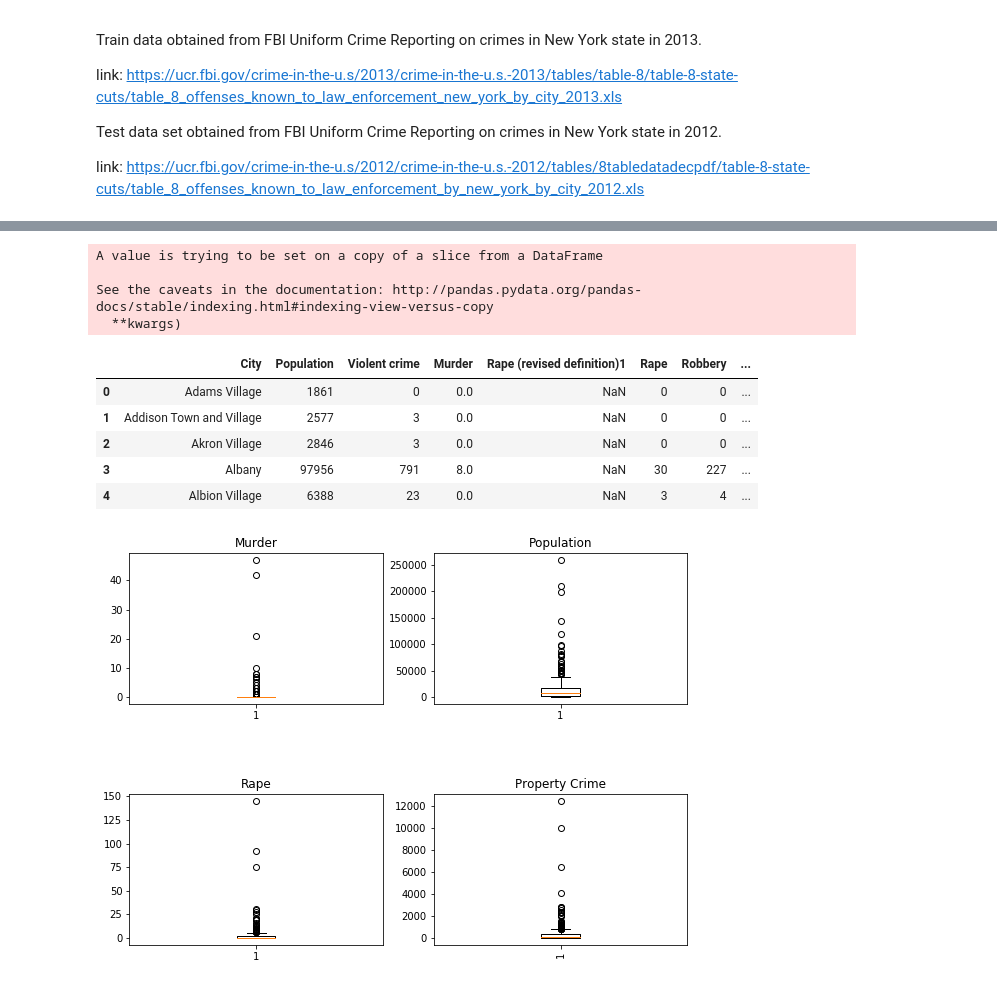
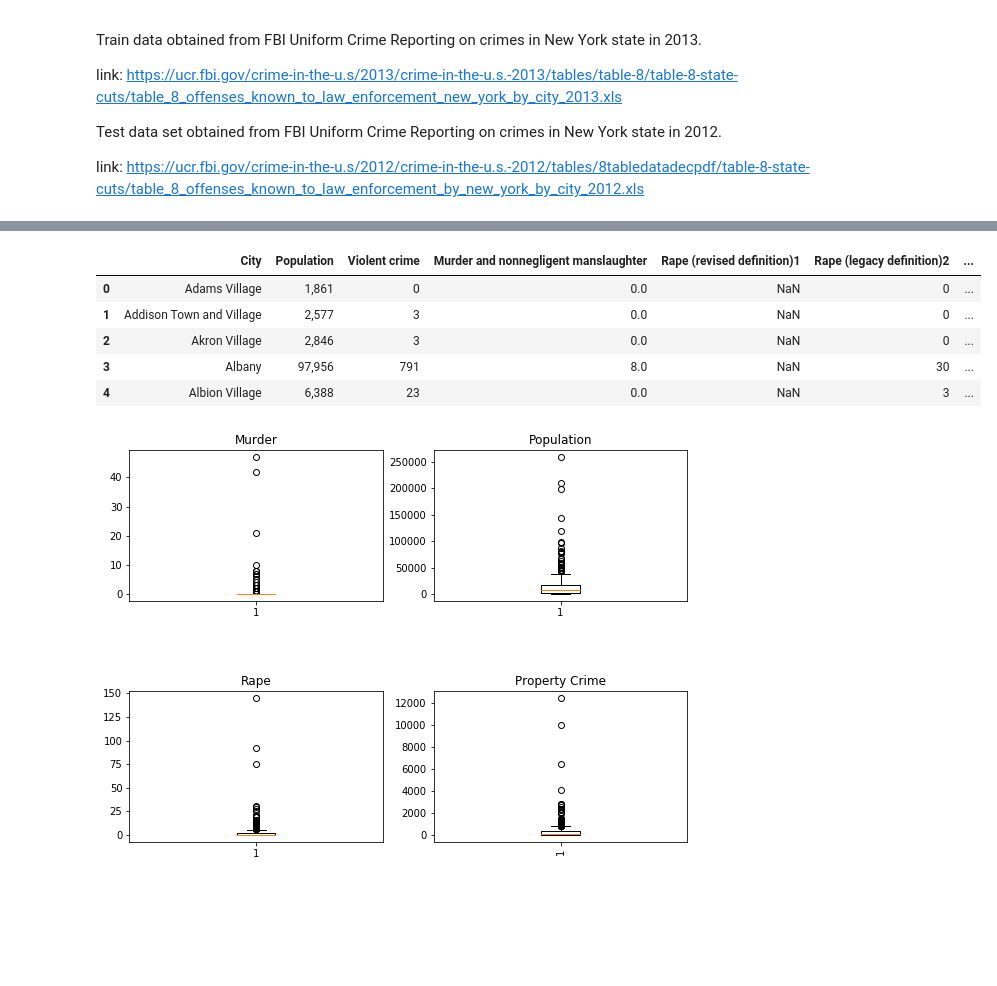
Before and after one commit to zinrion/Thinkful-Projects, a Jupyter notebook: Thinkful Challenge Validating a Linear Regression - Updated.ipynb, the cells around one changed output, grey strips where cells are left out. Saved outputs shown, nothing was run; the diff lists cells and outputs as text; code cells hidden in the pictures; blank space fills up the shorter version.

```diff
--- a/Thinkful Challenge Validating a Linear Regression - Updated.ipynb
+++ b/Thinkful Challenge Validating a Linear Regression - Updated.ipynb
@@ -65,20 +33,12 @@ data.describe()
-# %%
-#Rename columns being used for analysis
-data.rename(columns={"Murder and\nnonnegligent\nmanslaughter":"Murder",'Rape\n(legacy\ndefinition)2':"Rape","Property\ncrime":"Property_Crime"},inplace=True)
-# %% [output]
-A value is trying to be set on a copy of a slice from a DataFrame
-
-See the caveats in the documentation: http://pandas.pydata.org/pandas-docs/stable/indexing.html#indexing-view-versus-copy
-  **kwargs)
 # %%
-data.head()
+raw_data.head()
 # %% [output]
-|  | City | Population | Violent crime | Murder | Rape (revised definition)1 | Rape | Robbery | ... |
-| 0 | Adams Village | 1861 | 0 | 0.0 | NaN | 0 | 0 | ... |
-| 1 | Addison Town and Village | 2577 | 3 | 0.0 | NaN | 0 | 0 | ... |
-| 2 | Akron Village | 2846 | 3 | 0.0 | NaN | 0 | 0 | ... |
-| 3 | Albany | 97956 | 791 | 8.0 | NaN | 30 | 227 | ... |
-| 4 | Albion Village | 6388 | 23 | 0.0 | NaN | 3 | 4 | ... |
+|  | City | Population | Violent crime | Murder and nonnegligent manslaughter | Rape (revised definition)1 | Rape (legacy definition)2 | ... |
+| 0 | Adams Village | 1,861 | 0 | 0.0 | NaN | 0 | ... |
+| 1 | Addison Town and Village | 2,577 | 3 | 0.0 | NaN | 0 | ... |
+| 2 | Akron Village | 2,846 | 3 | 0.0 | NaN | 0 | ... |
+| 3 | Albany | 97,956 | 791 | 8.0 | NaN | 30 | ... |
+| 4 | Albion Village | 6,388 | 23 | 0.0 | NaN | 3 | ... |
 # %%
 #Boxplots of metrics to be used
 
```
Also changed, not shown: parts of 34 cells of this notebook.
